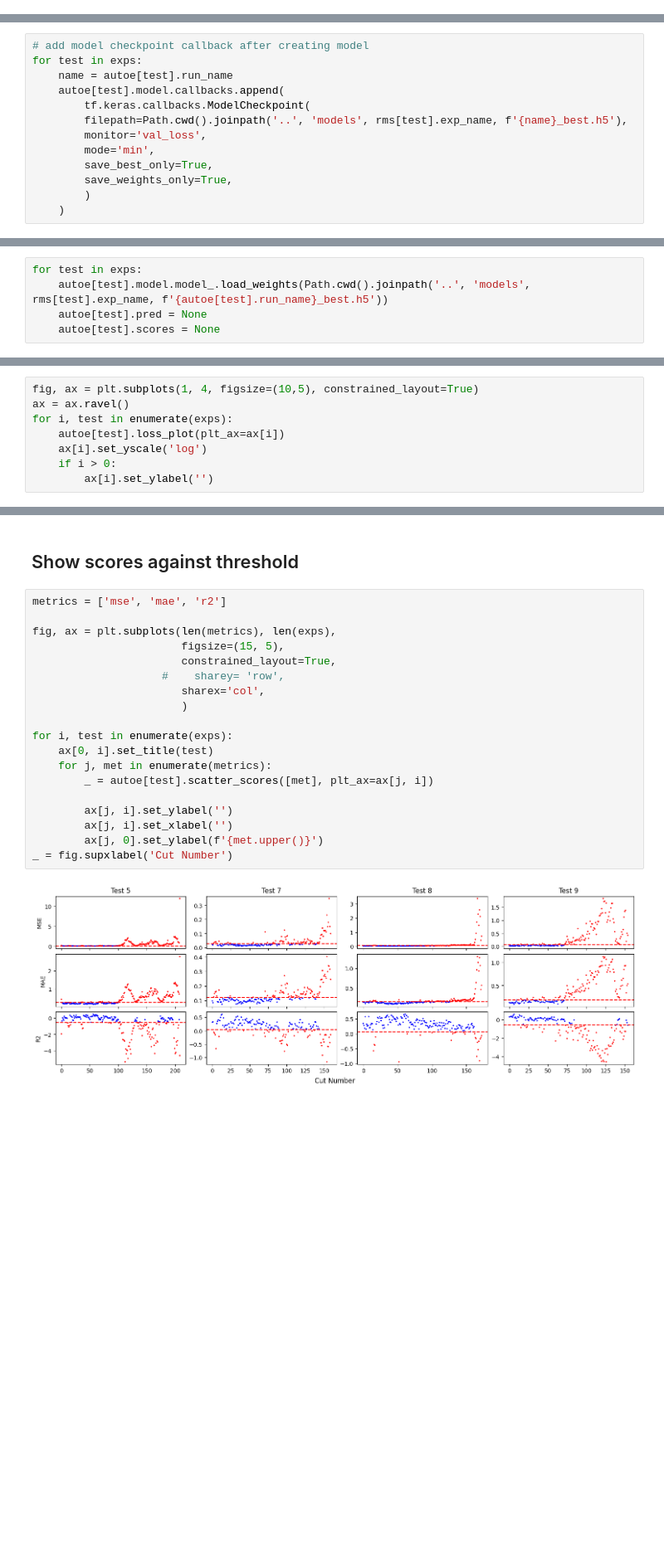
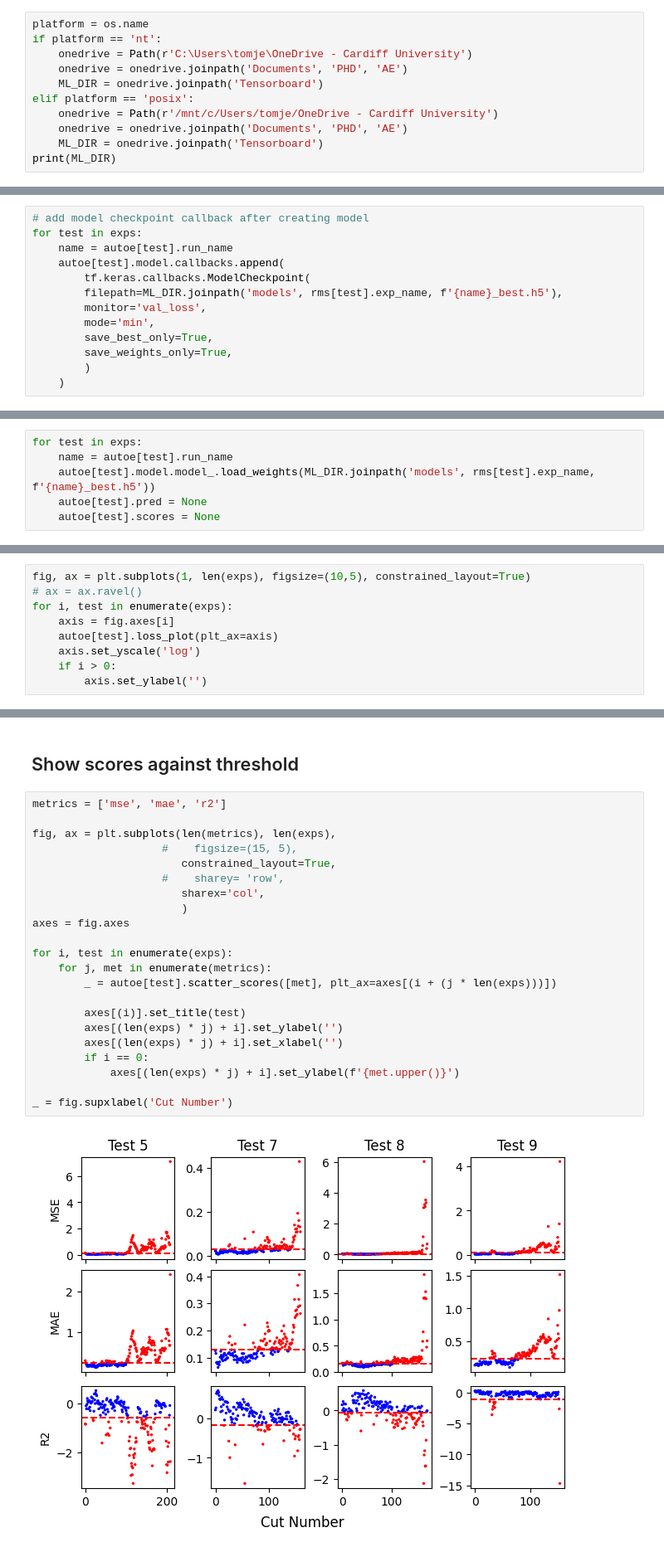
Before and after one commit to TomJessel/PhD-DCB_Grinding, a Jupyter notebook: ml/autoencoder.ipynb, the cells around one changed output, grey strips where cells are left out. Shown at 83% size. Drawn from its saved outputs; the diff is of its cells as text; blank space fills up the shorter version.

```diff
--- a/ml/autoencoder.ipynb
+++ b/ml/autoencoder.ipynb
@@ -109,0 +113,11 @@ AUTOE-TEST_9-E-750-L-[32, 32, 5, 32, 32]-20230504-164946
+# %%
+platform = os.name
+if platform == 'nt':
+    onedrive = Path(r'C:\Users\tomje\OneDrive - Cardiff University')
+    onedrive = onedrive.joinpath('Documents', 'PHD', 'AE')
+    ML_DIR = onedrive.joinpath('Tensorboard')
+elif platform == 'posix':
+    onedrive = Path(r'/mnt/c/Users/tomje/OneDrive - Cardiff University')
+    onedrive = onedrive.joinpath('Documents', 'PHD', 'AE')
+    ML_DIR = onedrive.joinpath('Tensorboard')
+print(ML_DIR)
@@ -113,7 +129,7 @@ for test in exps:
     name = autoe[test].run_name
     autoe[test].model.callbacks.append(
         tf.keras.callbacks.ModelCheckpoint(
-        filepath=Path.cwd().joinpath('..', 'models', rms[test].exp_name, f'{name}_best.h5'),
+        filepath=ML_DIR.joinpath('models', rms[test].exp_name, f'{name}_best.h5'),
         monitor='val_loss',
         mode='min',
         save_best_only=True,
@@ -140,7 +156,8 @@ Training:   0%|           0/750 ETA: ?s,  ?epochs/s
 ## Reload saved weights from best model
 # %%
 for test in exps:
-    autoe[test].model.model_.load_weights(Path.cwd().joinpath('..', 'models', rms[test].exp_name, f'{autoe[test].run_name}_best.h5'))
+    name = autoe[test].run_name
+    autoe[test].model.model_.load_weights(ML_DIR.joinpath('models', rms[test].exp_name, f'{name}_best.h5'))
     autoe[test].pred = None
     autoe[test].scores = None
 # %% [markdown]
@@ -148,11 +165,12 @@ for test in exps:
 # %% [markdown]
 ## Loss plot of each trained model
 # %%
-fig, ax = plt.subplots(1, 4, figsize=(10,5), constrained_layout=True)
-ax = ax.ravel()
+fig, ax = plt.subplots(1, len(exps), figsize=(10,5), constrained_layout=True)
+# ax = ax.ravel()
 for i, test in enumerate(exps):
-    autoe[test].loss_plot(plt_ax=ax[i])
-    ax[i].set_yscale('log')
+    axis = fig.axes[i]
+    autoe[test].loss_plot(plt_ax=axis)
+    axis.set_yscale('log')
     if i > 0:
-        ax[i].set_ylabel('')
+        axis.set_ylabel('')
 # %% [output]
@@ -223,24 +261,27 @@ for test in exps:
 # %%
 metrics = ['mse', 'mae', 'r2']
 
 fig, ax = plt.subplots(len(metrics), len(exps),
-                       figsize=(15, 5),
+                    #    figsize=(15, 5),
                        constrained_layout=True,
                     #    sharey= 'row',
                        sharex='col',
                        )
+axes = fig.axes
 
 for i, test in enumerate(exps):
-    ax[0, i].set_title(test)
     for j, met in enumerate(metrics):
-        _ = autoe[test].scatter_scores([met], plt_ax=ax[j, i])
+        _ = autoe[test].scatter_scores([met], plt_ax=axes[(i + (j * len(exps)))])
 
-        ax[j, i].set_ylabel('')
-        ax[j, i].set_xlabel('')
-        ax[j, 0].set_ylabel(f'{met.upper()}')
+        axes[(i)].set_title(test)
+        axes[(len(exps) * j) + i].set_ylabel('')
+        axes[(len(exps) * j) + i].set_xlabel('')
+        if i == 0:
+            axes[(len(exps) * j) + i].set_ylabel(f'{met.upper()}')
+
 _ = fig.supxlabel('Cut Number')
 # %% [output]
-[figure, old version]
+[figure, new version]
 # %%
 dfs = [pd.DataFrame(autoe[test].scores) for test in exps]
 df = pd.concat(dfs, keys=exps, names=['Test', 'Metrics'])
```
Also changed, not shown: parts of 12 cells of this notebook, 2 other files.
